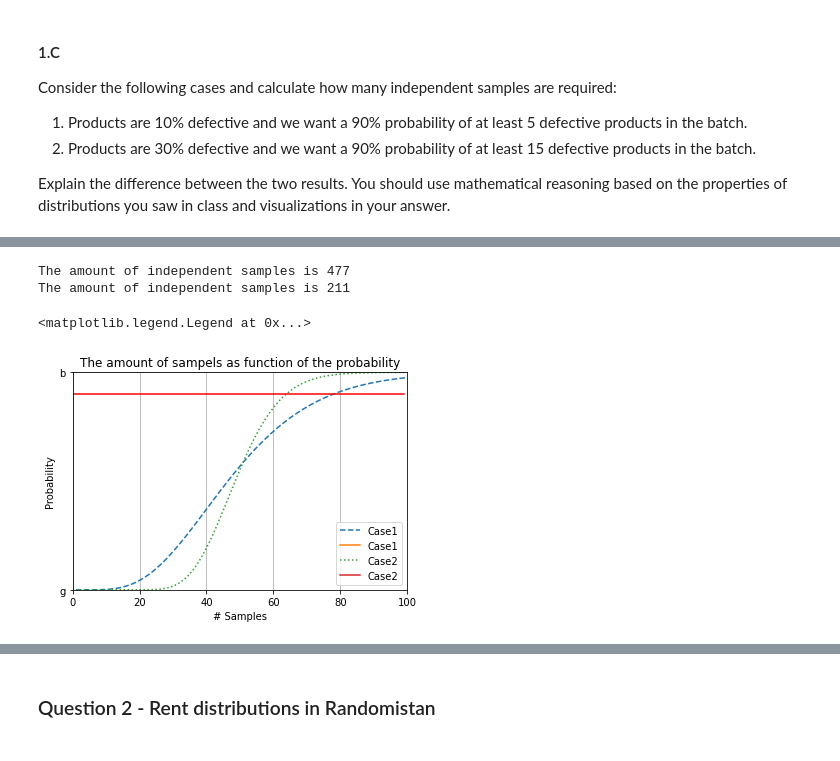
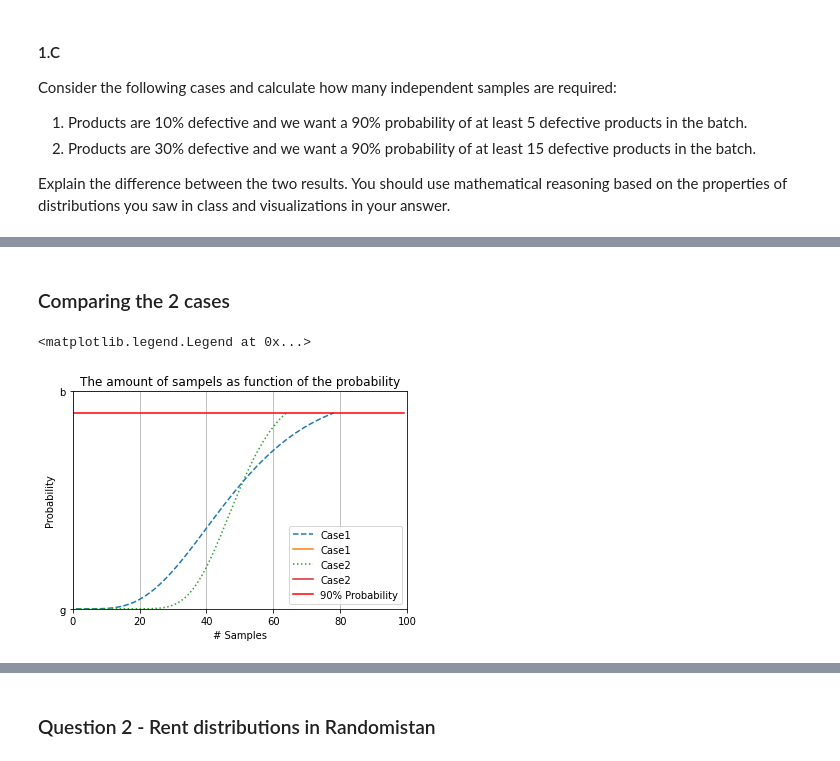
Before and after one commit to RoyR-IDC/StatisticsAndDataAnalysis, a Jupyter notebook: HW1.ipynb, the cells around one changed output, grey strips where cells are left out. Drawn from its saved outputs; the diff is of its cells as text; code cells hidden in the pictures.

```diff
--- a/HW1.ipynb
+++ b/HW1.ipynb
@@ -133,9 +134,7 @@ def evaluate_the_amount_of_independent_samples_2_get_almost_k_defects(desire_amo
 # %%
-# initial info
-
 defect_prob = 0.1
 goal_probability = 0.9
 desire_amount_of_defect = 5
-dumm,dumm123 = evaluate_the_amount_of_independent_samples_2_get_almost_k_defects(desire_amount_of_defect, defect_prob,goal_probability)
+x1,y1 = evaluate_the_amount_of_independent_samples_2_get_almost_k_defects(desire_amount_of_defect, defect_prob,goal_probability)
 # %% [output]
 The amount of independent samples is 78
@@ -144,9 +147,8 @@ The amount of independent samples is 78
 * Products are 30% defective and we want a 90% probability of at least 15 defective products in the batch
 # %%
-# initial info
 defect_prob = 0.3
 goal_probability = 0.9
 desire_amount_of_defect = 15
-dumm,dumm123 = evaluate_the_amount_of_independent_samples_2_get_almost_k_defects(desire_amount_of_defect, defect_prob,goal_probability)
+x2,y2 = evaluate_the_amount_of_independent_samples_2_get_almost_k_defects(desire_amount_of_defect, defect_prob,goal_probability)
 # %% [output]
 The amount of independent samples is 64
@@ -161,27 +159,18 @@ The amount of independent samples is 64
+# %% [markdown]
+### Comparing the 2 cases
 # %%
-defect_prob = 0.1
-goal_probability = 0.9
-desire_amount_of_defect = 5
-x1,y1 = evaluate_the_amount_of_independent_samples_2_get_almost_k_defects(desire_amount_of_defect, defect_prob, 1)
-defect_prob = 0.3
-goal_probability = 0.9
-desire_amount_of_defect = 15
-x2,y2 = evaluate_the_amount_of_independent_samples_2_get_almost_k_defects(desire_amount_of_defect, defect_prob, 1)
 plt.close()
-
 plt.plot(y1, x1, '--', 'g', label='Case1')
 plt.plot(y2, x2, ':', 'b', label='Case2')
-plt.plot(np.arange(0,100),100*[0.9] , 'r')
+plt.plot(np.arange(0,100),100*[0.9] , 'r', label='90% Probability')
 
 plt.grid()
 plt.title('The amount of sampels as function of the probability')
 plt.ylabel('Probability')
 plt.xlabel('# Samples')
 plt.xlim(0,100)
 plt.ylim(0,1)
 plt.legend()
 # %% [output]
-The amount of independent samples is 477
-The amount of independent samples is 211
+<matplotlib.legend.Legend at 0x...>
-<matplotlib.legend.Legend at 0x...>
-[figure, old version]
+[figure, new version]
```
Also changed, not shown: parts of 42 cells of this notebook.
